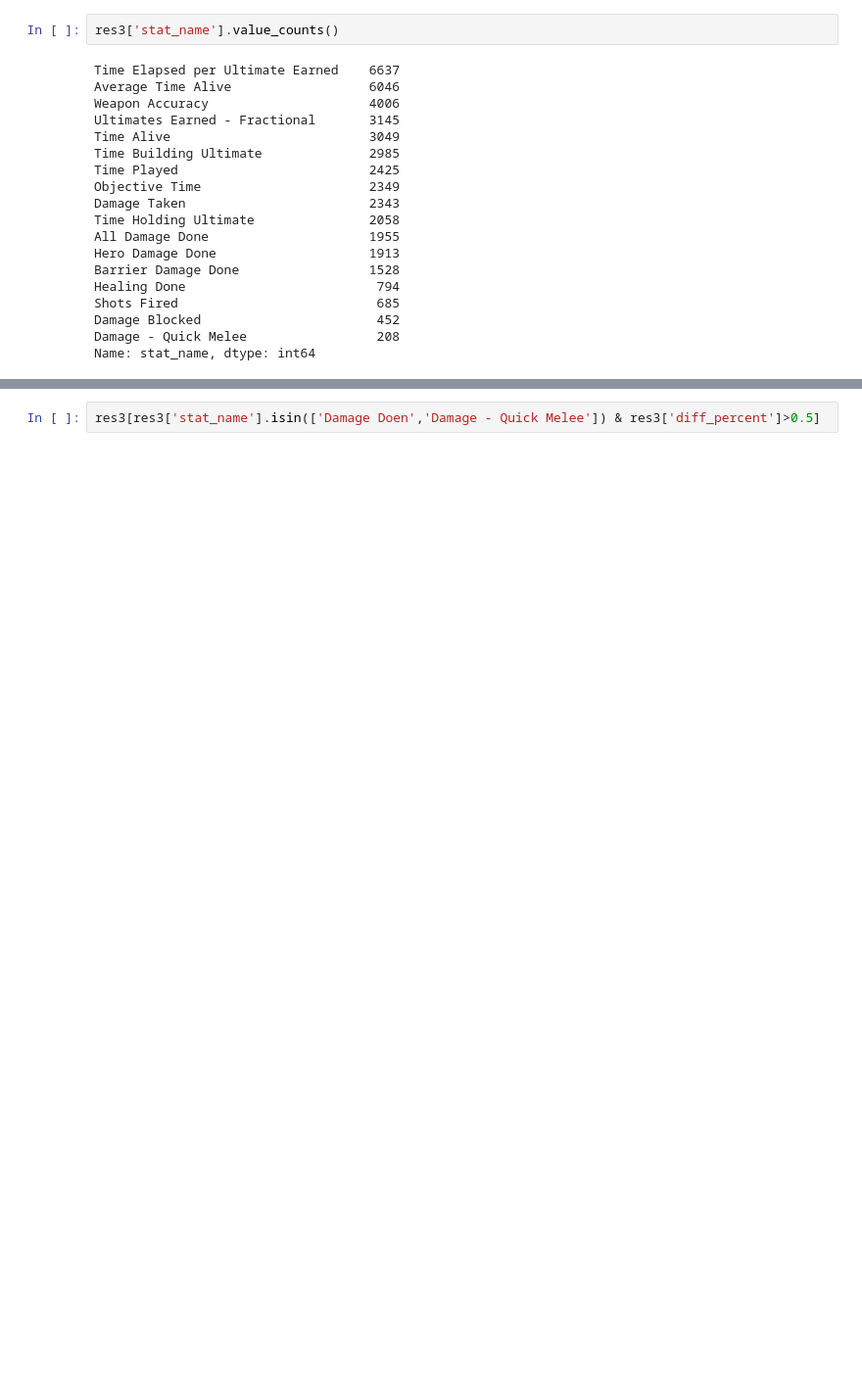
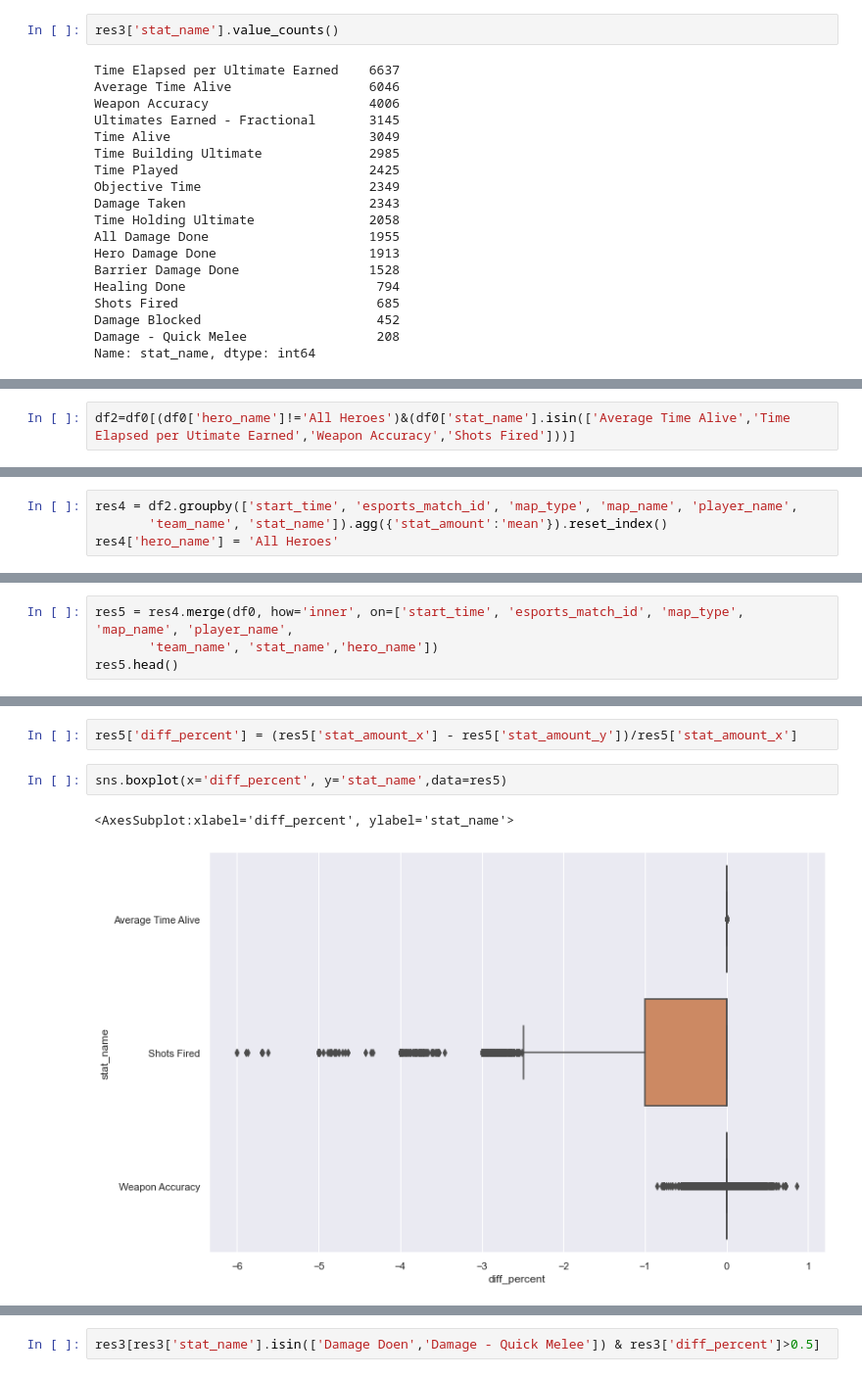
Before and after one commit to lyndonhe666/OWL2021, a Jupyter notebook: data cleaning and validation.ipynb, the cells around one changed output, grey strips where cells are left out. Shown: that part at 98% size. Cells and saved outputs as stored; diff of their text form; blank space fills up the shorter version.

Commit message:
after investigate the play_name=='All Heroes' isse, found out should investigate the 'stat_name' first

```diff
--- a/data cleaning and validation.ipynb
+++ b/data cleaning and validation.ipynb
@@ -323,0 +340,2 @@ Name: stat_name, dtype: int64
+# %%
+df2=df0[(df0['hero_name']!='All Heroes')&(df0['stat_name'].isin(['Average Time Alive','Time Elapsed per Utimate Earned','Weapon Accuracy','Shots Fired']))]
@@ -323,0 +351,4 @@ Name: stat_name, dtype: int64
+# %%
+res4 = df2.groupby(['start_time', 'esports_match_id', 'map_type', 'map_name', 'player_name',
+       'team_name', 'stat_name']).agg({'stat_amount':'mean'}).reset_index()
+res4['hero_name'] = 'All Heroes'
@@ -323,0 +380,4 @@ Name: stat_name, dtype: int64
+# %%
+res5 = res4.merge(df0, how='inner', on=['start_time', 'esports_match_id', 'map_type', 'map_name', 'player_name',
+       'team_name', 'stat_name','hero_name'])
+res5.head()
@@ -323,0 +391,7 @@ Name: stat_name, dtype: int64
+# %%
+res5['diff_percent'] = (res5['stat_amount_x'] - res5['stat_amount_y'])/res5['stat_amount_x']
+# %%
+sns.boxplot(x='diff_percent', y='stat_name',data=res5)
+# %% [output]
+<AxesSubplot:xlabel='diff_percent', ylabel='stat_name'>
+[figure, added]
```
Also changed, not shown: parts of 20 cells of this notebook.
